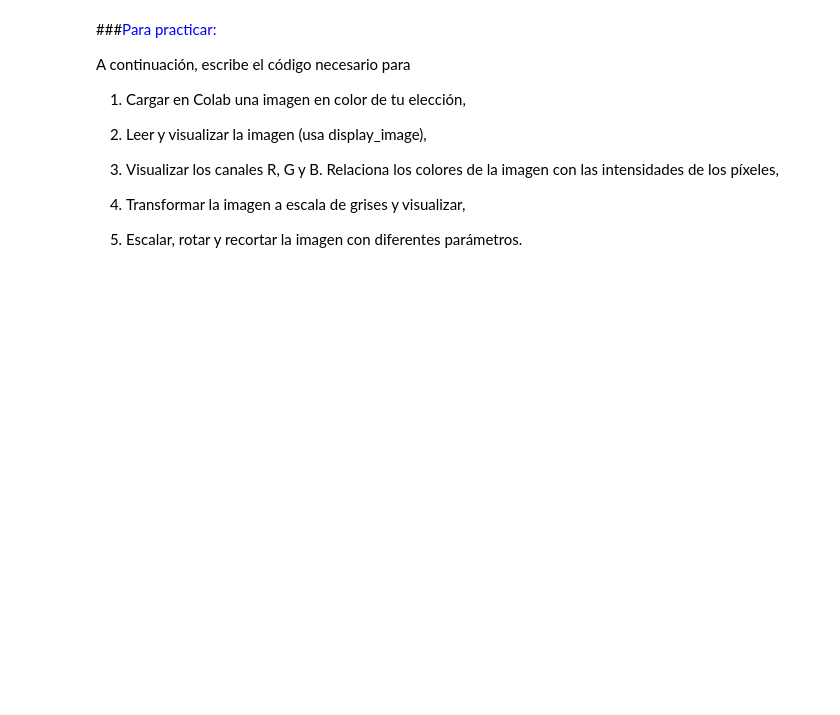
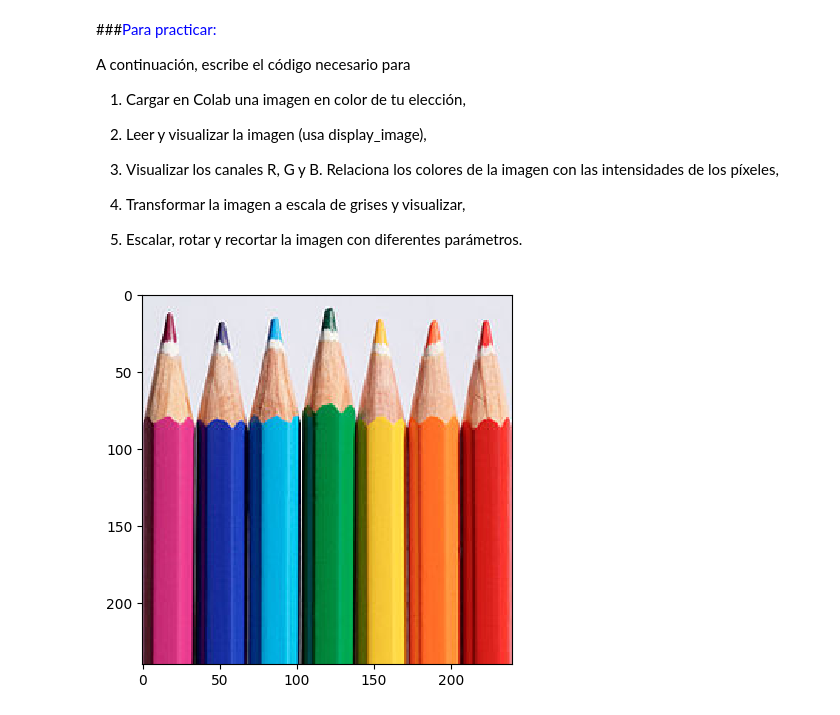
Before and after one commit to Yagouch/PDI-Notebook, a Jupyter notebook: P1/PDI_Lab1_Introduccion.ipynb, the cells around one changed output. Drawn from its saved outputs; the diff is of its cells as text; code cells hidden in the pictures; blank space fills up the shorter version.

```diff
--- a/P1/PDI_Lab1_Introduccion.ipynb
+++ b/P1/PDI_Lab1_Introduccion.ipynb
@@ -300,0 +297,6 @@ A continuación, escribe el código necesario para
+# %%
+# 2
+im = imread('color_pencils1.jpg')
+display_image(im)
+# %% [output]
+[figure, added]
```
Also changed, not shown: parts of 5 cells of this notebook.
